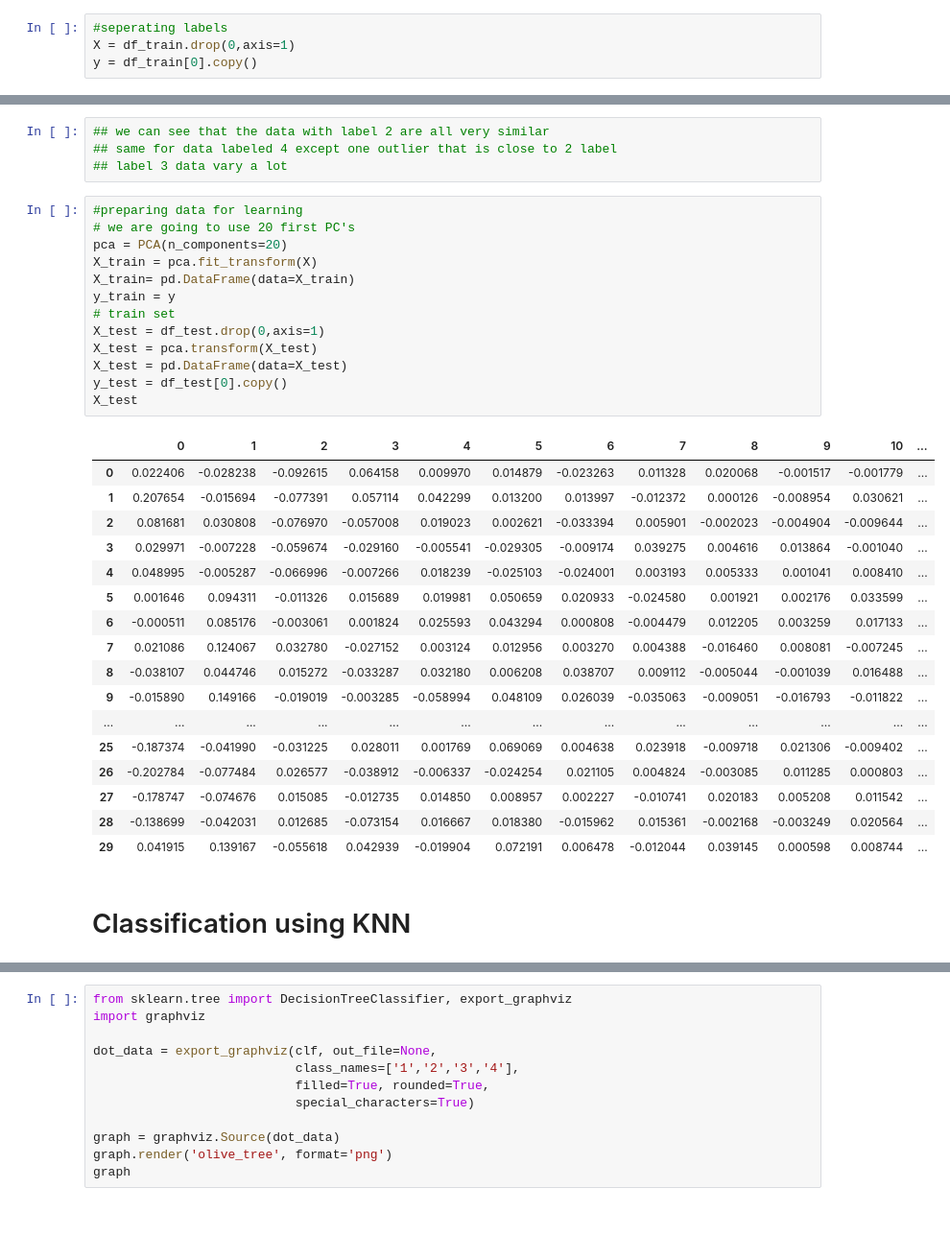
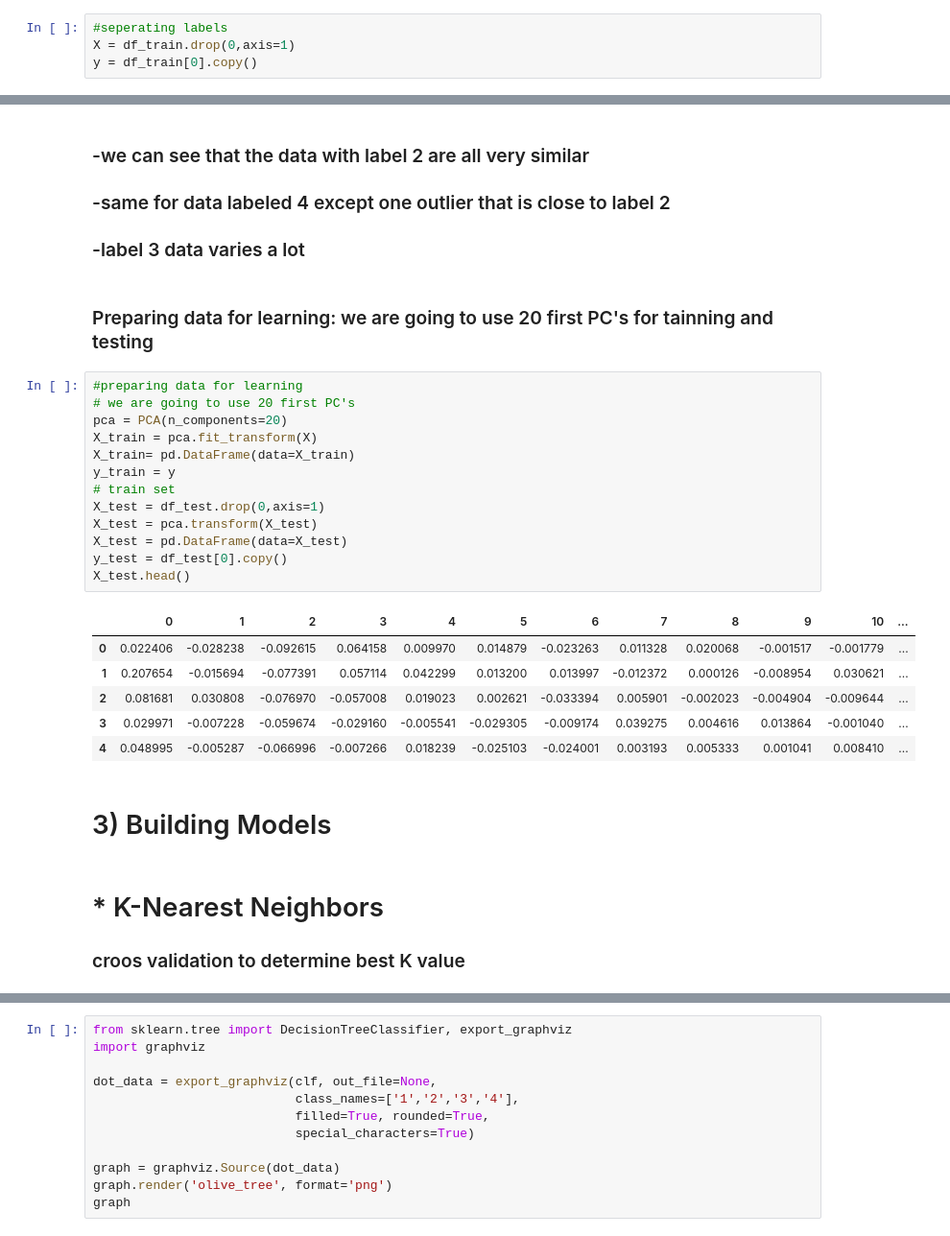
Before and after one commit to skandermenzli/Olive-Olil-Classification, a Jupyter notebook: OliveOil Classification.ipynb, the cells around one changed output, grey strips where cells are left out. Shown: that part at 96% size. Drawn from its saved outputs; the diff is of its cells as text.

```diff
--- a/OliveOil Classification.ipynb
+++ b/OliveOil Classification.ipynb
@@ -123,40 +154,37 @@ plt.colorbar()
-# %%
-## we can see that the data with label 2 are all very similar
-## same for data labeled 4 except one outlier that is close to 2 label
-## label 3 data vary a lot
+# %% [markdown]
+### -we can see that the data with label 2 are all very similar
+
+### -same for data labeled 4 except one outlier that is close to label 2
+
+### -label 3 data varies a lot
+# %% [markdown]
+### Preparing data for learning:   we are going to use 20 first PC's for tainning and testing
 # %%
 #preparing data for learning
 # we are going to use 20 first PC's
 pca = PCA(n_components=20)
 X_train = pca.fit_transform(X)
 X_train= pd.DataFrame(data=X_train)
 y_train = y
 # train set
 X_test = df_test.drop(0,axis=1)
 X_test = pca.transform(X_test)
 X_test = pd.DataFrame(data=X_test)
 y_test = df_test[0].copy()
-X_test
+X_test.head()
 # %% [output]
 |  | 0 | 1 | 2 | 3 | 4 | 5 | 6 | 7 | 8 | 9 | 10 | ... |
 | 0 | 0.022406 | -0.028238 | -0.092615 | 0.064158 | 0.009970 | 0.014879 | -0.023263 | 0.011328 | 0.020068 | -0.001517 | -0.001779 | ... |
 | 1 | 0.207654 | -0.015694 | -0.077391 | 0.057114 | 0.042299 | 0.013200 | 0.013997 | -0.012372 | 0.000126 | -0.008954 | 0.030621 | ... |
 | 2 | 0.081681 | 0.030808 | -0.076970 | -0.057008 | 0.019023 | 0.002621 | -0.033394 | 0.005901 | -0.002023 | -0.004904 | -0.009644 | ... |
 | 3 | 0.029971 | -0.007228 | -0.059674 | -0.029160 | -0.005541 | -0.029305 | -0.009174 | 0.039275 | 0.004616 | 0.013864 | -0.001040 | ... |
 | 4 | 0.048995 | -0.005287 | -0.066996 | -0.007266 | 0.018239 | -0.025103 | -0.024001 | 0.003193 | 0.005333 | 0.001041 | 0.008410 | ... |
-| 5 | 0.001646 | 0.094311 | -0.011326 | 0.015689 | 0.019981 | 0.050659 | 0.020933 | -0.024580 | 0.001921 | 0.002176 | 0.033599 | ... |
-| 6 | -0.000511 | 0.085176 | -0.003061 | 0.001824 | 0.025593 | 0.043294 | 0.000808 | -0.004479 | 0.012205 | 0.003259 | 0.017133 | ... |
-| 7 | 0.021086 | 0.124067 | 0.032780 | -0.027152 | 0.003124 | 0.012956 | 0.003270 | 0.004388 | -0.016460 | 0.008081 | -0.007245 | ... |
-| 8 | -0.038107 | 0.044746 | 0.015272 | -0.033287 | 0.032180 | 0.006208 | 0.038707 | 0.009112 | -0.005044 | -0.001039 | 0.016488 | ... |
-| 9 | -0.015890 | 0.149166 | -0.019019 | -0.003285 | -0.058994 | 0.048109 | 0.026039 | -0.035063 | -0.009051 | -0.016793 | -0.011822 | ... |
-| ... | ... | ... | ... | ... | ... | ... | ... | ... | ... | ... | ... | ... |
-| 25 | -0.187374 | -0.041990 | -0.031225 | 0.028011 | 0.001769 | 0.069069 | 0.004638 | 0.023918 | -0.009718 | 0.021306 | -0.009402 | ... |
-| 26 | -0.202784 | -0.077484 | 0.026577 | -0.038912 | -0.006337 | -0.024254 | 0.021105 | 0.004824 | -0.003085 | 0.011285 | 0.000803 | ... |
-| 27 | -0.178747 | -0.074676 | 0.015085 | -0.012735 | 0.014850 | 0.008957 | 0.002227 | -0.010741 | 0.020183 | 0.005208 | 0.011542 | ... |
-| 28 | -0.138699 | -0.042031 | 0.012685 | -0.073154 | 0.016667 | 0.018380 | -0.015962 | 0.015361 | -0.002168 | -0.003249 | 0.020564 | ... |
-| 29 | 0.041915 | 0.139167 | -0.055618 | 0.042939 | -0.019904 | 0.072191 | 0.006478 | -0.012044 | 0.039145 | 0.000598 | 0.008744 | ... |
+# %% [markdown]
+# <font size="+3">3) Building Models
 # %% [markdown]
-# Classification using KNN
+# * K-Nearest Neighbors
+
+### croos validation to determine best K value
 # %%
 from sklearn.preprocessing import StandardScaler
 from sklearn.neighbors import KNeighborsClassifier
```
Also changed, not shown: parts of 43 cells of this notebook, 2 other files.
